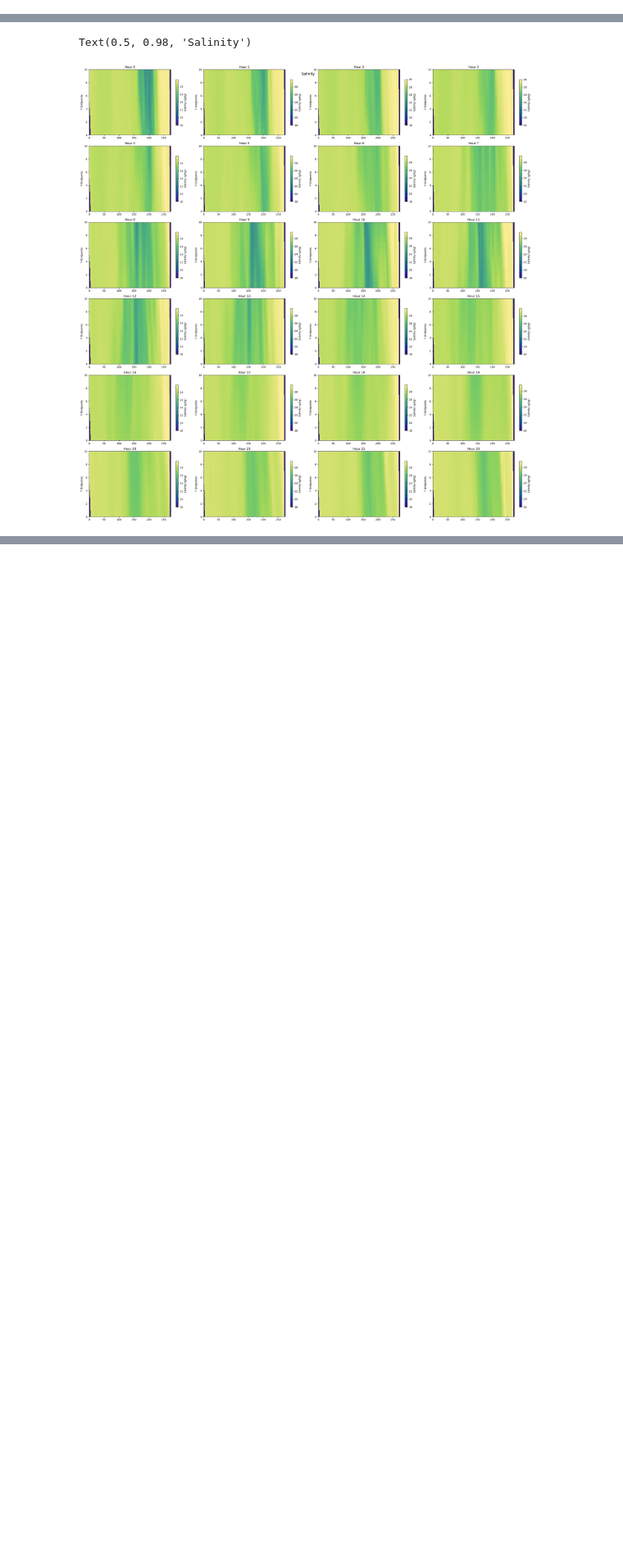
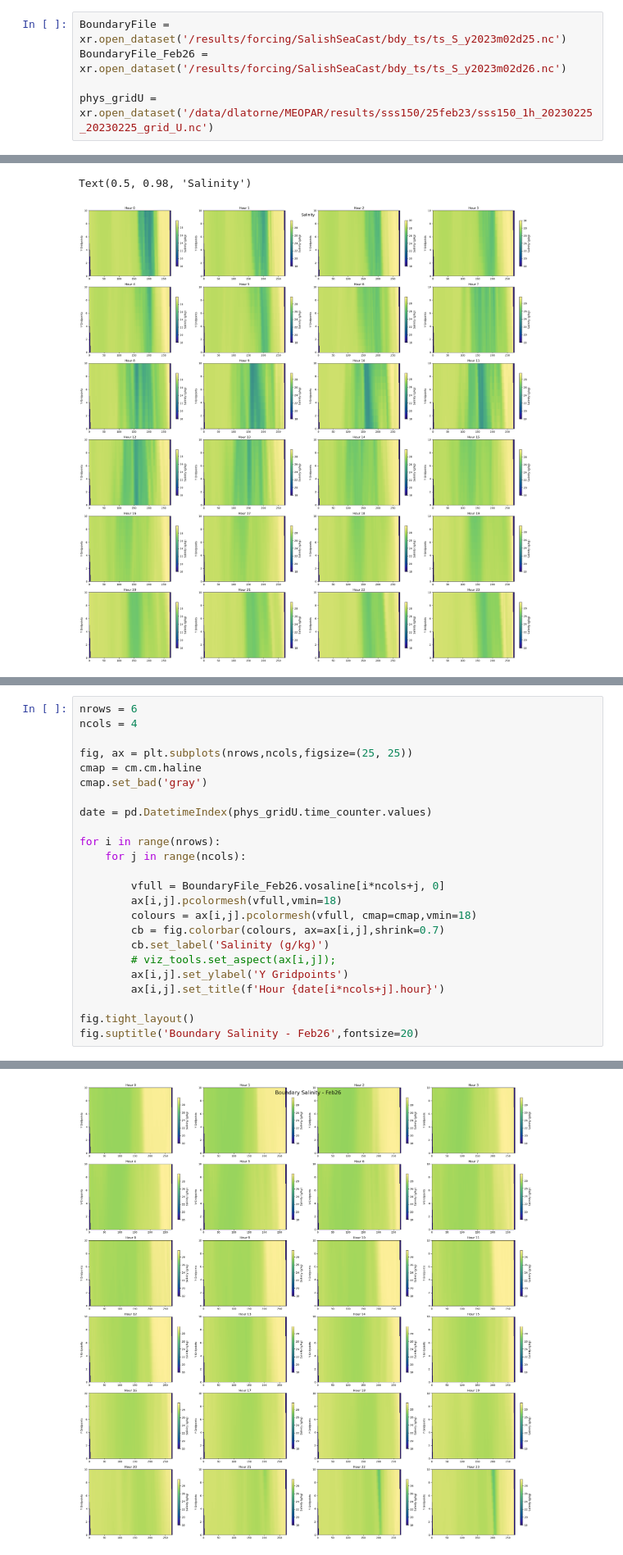
Before and after one commit to SalishSeaCast/analysis-camryn, a Jupyter notebook: notebooks/oae/CheckFeb25_Boundary.ipynb, the cells around one changed output, grey strips where cells are left out. Shown at 82% size. Drawn from its saved outputs; the diff is of its cells as text; blank space fills up the shorter version.

```diff
--- a/notebooks/oae/CheckFeb25_Boundary.ipynb
+++ b/notebooks/oae/CheckFeb25_Boundary.ipynb
@@ -21,3 +10,8 @@ umask = 1 - mesh.umask[0]
+# %%
+BoundaryFile = xr.open_dataset('/results/forcing/SalishSeaCast/bdy_ts/ts_S_y2023m02d25.nc')
+BoundaryFile_Feb26 = xr.open_dataset('/results/forcing/SalishSeaCast/bdy_ts/ts_S_y2023m02d26.nc')
+
+phys_gridU = xr.open_dataset('/data/dlatorne/MEOPAR/results/sss150/25feb23/sss150_1h_20230225_20230225_grid_U.nc')
 # %% [markdown]
 #### Boundary Files
 # %%
@@ -60,0 +57,25 @@ Text(0.5, 1.0, '23:30 - 00:30')
+# %%
+nrows = 6
+ncols = 4
+
+fig, ax = plt.subplots(nrows,ncols,figsize=(25, 25))
+cmap = cm.cm.haline
+cmap.set_bad('gray')
+
+date = pd.DatetimeIndex(phys_gridU.time_counter.values)
+
+for i in range(nrows):
+    for j in range(ncols):
+
+        vfull = BoundaryFile_Feb26.vosaline[i*ncols+j, 0]
+        ax[i,j].pcolormesh(vfull,vmin=18)
+        colours = ax[i,j].pcolormesh(vfull, cmap=cmap,vmin=18)
+        cb = fig.colorbar(colours, ax=ax[i,j],shrink=0.7)
+        cb.set_label('Salinity (g/kg)')
+        # viz_tools.set_aspect(ax[i,j]);
+        ax[i,j].set_ylabel('Y Gridpoints')
+        ax[i,j].set_title(f'Hour {date[i*ncols+j].hour}')
+
+fig.tight_layout()
+fig.suptitle('Boundary Salinity - Feb26',fontsize=20)
+# %% [output]
@@ -60,0 +83 @@ Text(0.5, 1.0, '23:30 - 00:30')
+[figure, added]
```
Also changed, not shown: parts of 6 cells of this notebook.
